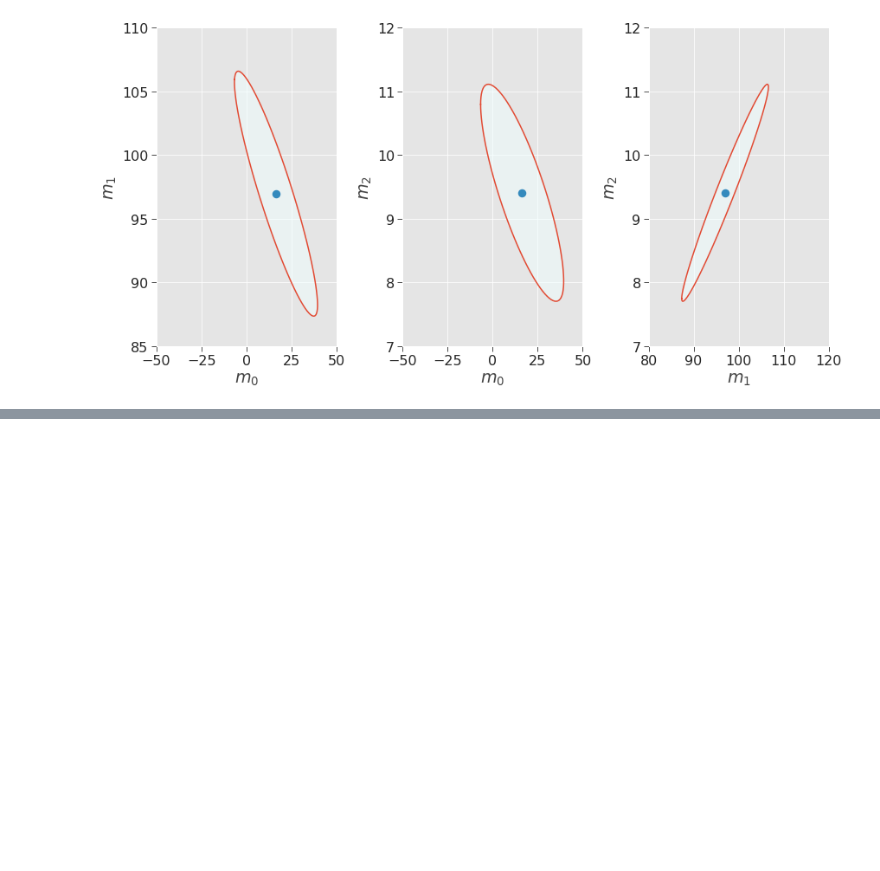
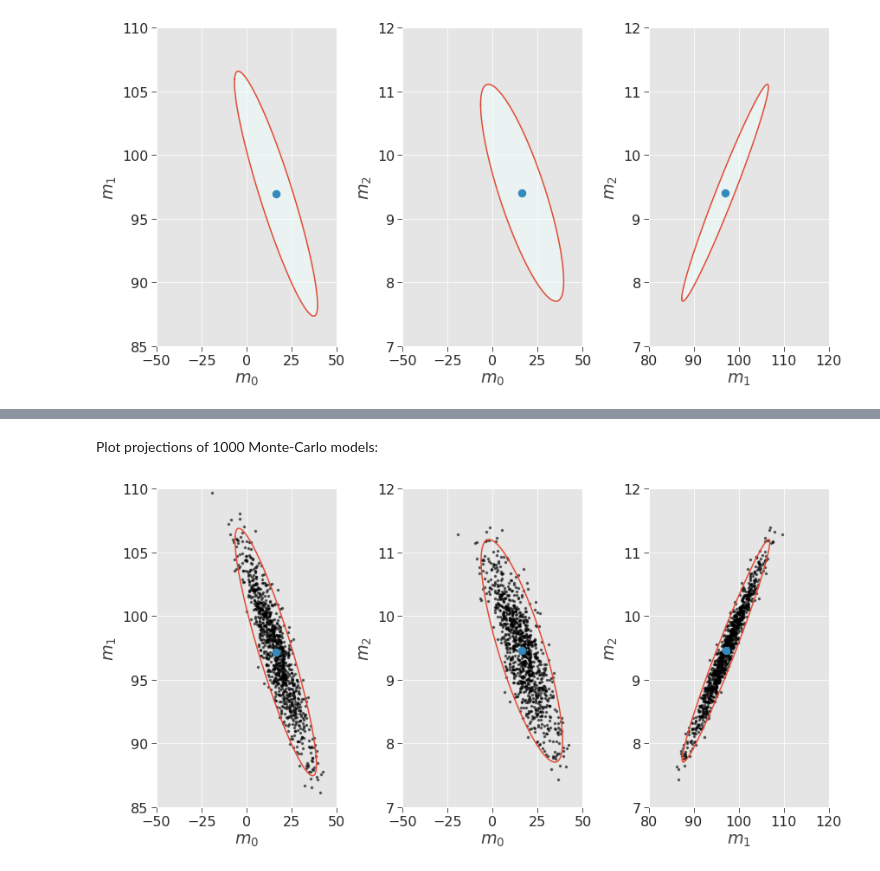
Before and after one commit to nimanzik/peiplib, a Jupyter notebook: notebooks/chap_02_ex_01-02.ipynb, the cells around one changed output, grey strips where cells are left out. Saved outputs shown, nothing was run; the diff lists cells and outputs as text; code cells hidden in the pictures; blank space fills up the shorter version.

```diff
--- a/notebooks/chap_02_ex_01-02.ipynb
+++ b/notebooks/chap_02_ex_01-02.ipynb
@@ -146,8 +154,8 @@ chi-square p-value: 0.76
 In this example, we plot the 95% error ellipses for each pair of parameters.
 Note that since we are considering pairs of parameters, there are 2 degrees of freedom in the Chi-square here, rather than 3.
 # %%
-def helper_plot_confidence_ellipse(c, m, ax):
-    delta = np.sqrt(stats.chi2.ppf(0.95, 2))
+def helper_plot_confidence_ellipse(c, m, ax, alpha=0.95, fill=True):
+    delta = np.sqrt(stats.chi2.ppf(alpha, 2))
 
     eigvals, eigvecs = nla.eig(nla.inv(c))
 
@@ -170,8 +178,10 @@ def helper_plot_confidence_ellipse(c, m, ax):
         + b * np.sin(angles) * eigvecs[1, 1])
 
     ax.plot(xs, ys)
-    ax.fill(xs, ys, 'azure', alpha=0.5)
     ax.plot(*m, 'o')
+
+    if fill is True:
+        ax.fill(xs, ys, 'azure', alpha=0.5)
 
 
 # ----------
@@ -201,0 +263,33 @@ ax3.set(xlabel=r'$m_{1}$', ylabel=r'$m_{2}$', xlim=[80, 120], ylim=[7, 12]);
+# %% [markdown]
+Plot projections of 1000 Monte-Carlo models:
+# %%
+m_mean = np.mean(mest_mc, axis=0)
+
+fig, axes = plt.subplots(1, 3, figsize=(12, 6))
+fig.tight_layout(w_pad=1.5)
+ax1, ax2, ax3 = axes
+
+scatter_kw = dict(color='k', alpha=0.5, markersize=2)
+
+# m0-m1 pair
+ax1.plot(mest_mc[:, 0], mest_mc[:, 1], 'o', **scatter_kw)
+c = np.cov(mest_mc[:, 0], mest_mc[:, 1])
+m = m_mean[[0, 1]]
+helper_plot_confidence_ellipse(c, m, ax1, fill=False)
+ax1.set(xlabel=r'$m_{0}$', ylabel=r'$m_{1}$', xlim=[-50, 50], ylim=[85, 110])
+
+# m0-m2 pair
+ax2.plot(mest_mc[:, 0], mest_mc[:, 2], 'o', **scatter_kw)
+c = np.cov(mest_mc[:, 0], mest_mc[:, 2])
+m = m_mean[[0, 2]]
+helper_plot_confidence_ellipse(c, m, ax2, fill=False)
+ax2.set(xlabel=r'$m_{0}$', ylabel=r'$m_{2}$', xlim=[-50, 50], ylim=[7, 12])
+
+# m1-m2 pair
+ax3.plot(mest_mc[:, 1], mest_mc[:, 2], 'o', **scatter_kw)
+c = np.cov(mest_mc[:, 1], mest_mc[:, 2])
+m = m_mean[[1, 2]]
+helper_plot_confidence_ellipse(c, m, ax3, fill=False)
+ax3.set(xlabel=r'$m_{1}$', ylabel=r'$m_{2}$', xlim=[80, 120], ylim=[7, 12]);
+# %% [output]
+[figure, added]
```
Also changed, not shown: parts of 8 cells of this notebook, 1 other file.
